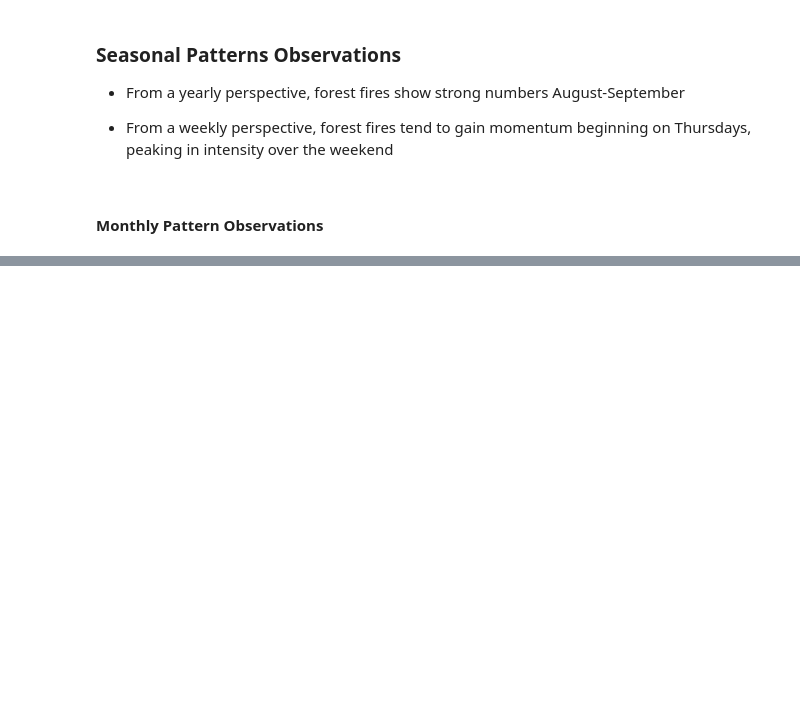
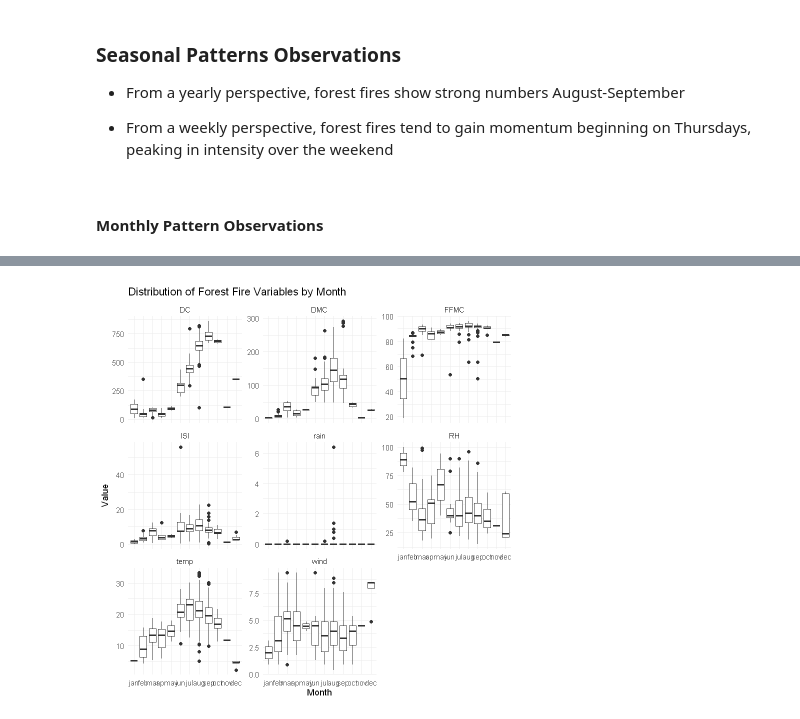
Before and after one commit to hunterlecour/forest_fire_project, a Jupyter notebook: Forest_Fire_Project.ipynb, the cells around one changed output, grey strips where cells are left out. Cells and saved outputs as stored; diff of their text form; code cells hidden in the pictures; blank space fills up the shorter version.

```diff
--- a/Forest_Fire_Project.ipynb
+++ b/Forest_Fire_Project.ipynb
@@ -164,0 +154,10 @@ ERROR: Error in pivot_longer(., cols = c(FFMC, DMC, DC, ISI, temp, RH, wind, : c
+# %%
+ggplot(forestfires_long, aes(x = month, y = value)) +
+  geom_boxplot() +
+  facet_wrap(~ variable, scales = "free_y") +
+  theme_minimal() +
+  labs(title = "Distribution of Forest Fire Variables by Month",
+       x = "Month",
+       y = "Value")
+# %% [output]
+[figure, added]
```
Also changed, not shown: parts of 10 cells of this notebook.
